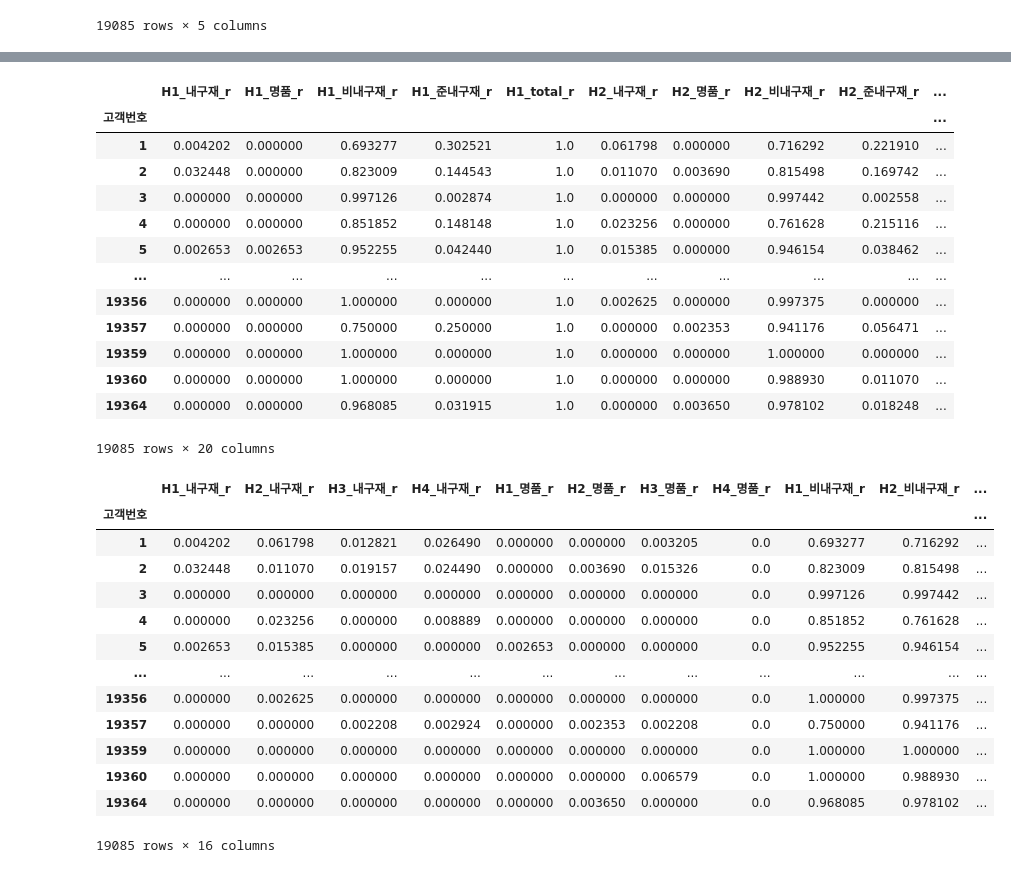
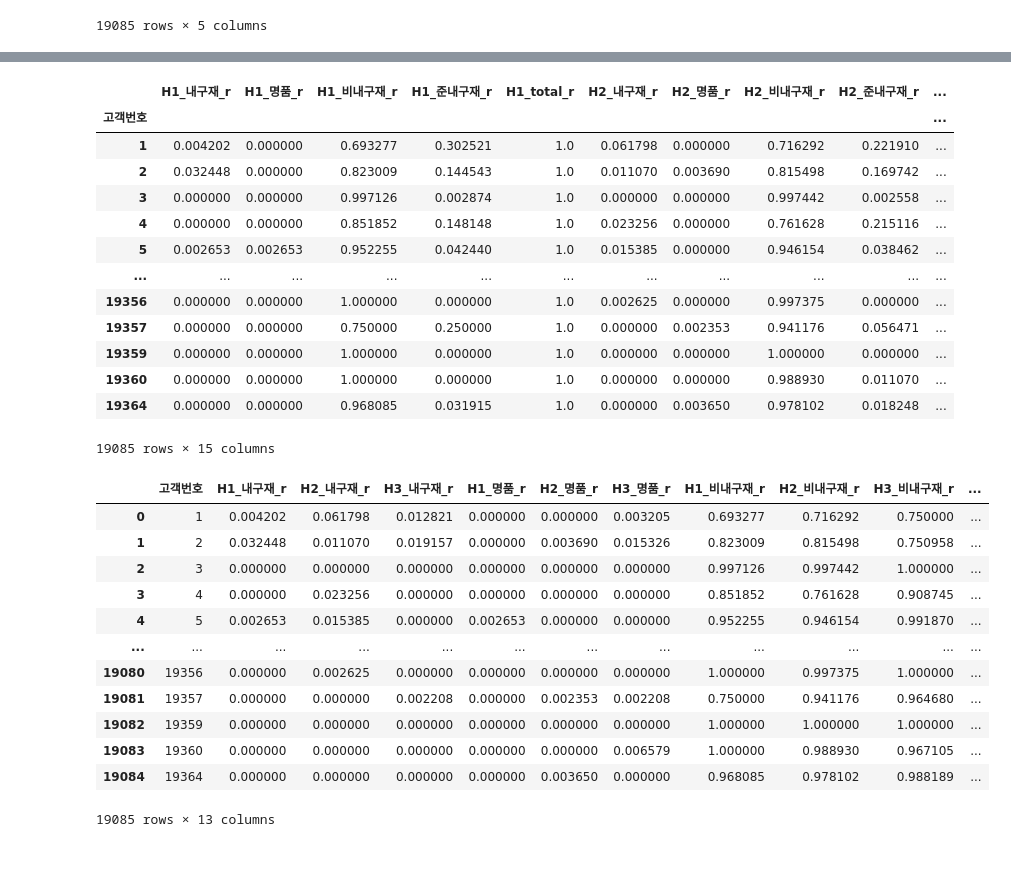
Before and after one commit to kikiru328/enterprise_analysis, a Jupyter notebook: New_clf_ratio.ipynb, the cells around one changed output, grey strips where cells are left out. Saved outputs shown, nothing was run; the diff lists cells and outputs as text; code cells hidden in the pictures.

```diff
--- a/New_clf_ratio.ipynb
+++ b/New_clf_ratio.ipynb
@@ -137,12 +137,11 @@ H1
 | 19364 | 0.000000 | 0.000000 | 0.968085 | 0.031915 | 1.0 |
 19085 rows × 5 columns
 # %%
-def train_df(a,b,c):
+def new_train_df(a,b):
     A = pd.concat([a,b],axis=1)
-    train = pd.concat([A,c],axis=1)
-    return train
+    return A
 
-train = train_df(H1,H2,H3)
+train = new_train_df(H1,H2)
 # %%
 train
 # %% [output]
@@ -174,14 +173,14 @@ train
 
 train = train[['H1_내구재_r',
  'H2_내구재_r',
- 'H3_내구재_r',
+
  'H1_명품_r',
  'H2_명품_r',
- 'H3_명품_r',
+
  'H1_비내구재_r',
  'H2_비내구재_r',
- 'H3_비내구재_r',
+
  'H1_준내구재_r',
  'H2_준내구재_r',
- 'H3_준내구재_r']]
+]]
 # trainList
@@ -204,0 +187,3 @@ train
+# %%
+train = train.reset_index()
+train
@@ -206,13 +205,12 @@ train
 with open('/content/drive/MyDrive/공유문서/1차 프로젝트/5조/1012발표도못하고수정/10월14일이후 새로추가/train/new_ratio.pkl','wb') as train_save:
   pickle.dump(train,train_save)
 # %%
-def test_df(a,b,c,d):
+def new_test_df(a,b,c):
     A = pd.concat([a,b],axis=1)
     train = pd.concat([A,c],axis=1)
-    test = pd.concat([train,d],axis=1)
-    return test
+    return train
 
-test = test_df(H1,H2,H3,H4)
+test = new_test_df(H1,H2,H3)
 # %%
 test
 # %% [output]
@@ -229,49 +227,49 @@ test
 | 19359 | 0.000000 | 0.000000 | 1.000000 | 0.000000 | 1.0 | 0.000000 | 0.000000 | 1.000000 | 0.000000 | ... |
 | 19360 | 0.000000 | 0.000000 | 1.000000 | 0.000000 | 1.0 | 0.000000 | 0.000000 | 0.988930 | 0.011070 | ... |
 | 19364 | 0.000000 | 0.000000 | 0.968085 | 0.031915 | 1.0 | 0.000000 | 0.003650 | 0.978102 | 0.018248 | ... |
-19085 rows × 20 columns
+19085 rows × 15 columns
 # %%
 # testlist = ['H1','H2','H3','H4']
 # c_li = list(H1_r.columns)
 
 # testList = []
 # for col in c_li:
 #   for h in testlist:
 #     testList.append(f'{h}_{col}')
 # test = test[testList]
 
 test = test[['H1_내구재_r',
  'H2_내구재_r',
  'H3_내구재_r',
- 'H4_내구재_r',
+
  'H1_명품_r',
  'H2_명품_r',
  'H3_명품_r',
- 'H4_명품_r',
+
  'H1_비내구재_r',
  'H2_비내구재_r',
  'H3_비내구재_r',
- 'H4_비내구재_r',
+
  'H1_준내구재_r',
  'H2_준내구재_r',
  'H3_준내구재_r',
- 'H4_준내구재_r']]
+]]
+test = test.reset_index()
 test
 # %% [output]
-|  | H1_내구재_r | H2_내구재_r | H3_내구재_r | H4_내구재_r | H1_명품_r | H2_명품_r | H3_명품_r | H4_명품_r | H1_비내구재_r | H2_비내구재_r | ... |
-| 고객번호 |  |  |  |  |  |  |  |  |  |  | ... |
-| 1 | 0.004202 | 0.061798 | 0.012821 | 0.026490 | 0.000000 | 0.000000 | 0.003205 | 0.0 | 0.693277 | 0.716292 | ... |
-| 2 | 0.032448 | 0.011070 | 0.019157 | 0.024490 | 0.000000 | 0.003690 | 0.015326 | 0.0 | 0.823009 | 0.815498 | ... |
-| 3 | 0.000000 | 0.000000 | 0.000000 | 0.000000 | 0.000000 | 0.000000 | 0.000000 | 0.0 | 0.997126 | 0.997442 | ... |
-| 4 | 0.000000 | 0.023256 | 0.000000 | 0.008889 | 0.000000 | 0.000000 | 0.000000 | 0.0 | 0.851852 | 0.761628 | ... |
-| 5 | 0.002653 | 0.015385 | 0.000000 | 0.000000 | 0.002653 | 0.000000 | 0.000000 | 0.0 | 0.952255 | 0.946154 | ... |
+|  | 고객번호 | H1_내구재_r | H2_내구재_r | H3_내구재_r | H1_명품_r | H2_명품_r | H3_명품_r | H1_비내구재_r | H2_비내구재_r | H3_비내구재_r | ... |
+| 0 | 1 | 0.004202 | 0.061798 | 0.012821 | 0.000000 | 0.000000 | 0.003205 | 0.693277 | 0.716292 | 0.750000 | ... |
+| 1 | 2 | 0.032448 | 0.011070 | 0.019157 | 0.000000 | 0.003690 | 0.015326 | 0.823009 | 0.815498 | 0.750958 | ... |
+| 2 | 3 | 0.000000 | 0.000000 | 0.000000 | 0.000000 | 0.000000 | 0.000000 | 0.997126 | 0.997442 | 1.000000 | ... |
+| 3 | 4 | 0.000000 | 0.023256 | 0.000000 | 0.000000 | 0.000000 | 0.000000 | 0.851852 | 0.761628 | 0.908745 | ... |
+| 4 | 5 | 0.002653 | 0.015385 | 0.000000 | 0.002653 | 0.000000 | 0.000000 | 0.952255 | 0.946154 | 0.991870 | ... |
 | ... | ... | ... | ... | ... | ... | ... | ... | ... | ... | ... | ... |
-| 19356 | 0.000000 | 0.002625 | 0.000000 | 0.000000 | 0.000000 | 0.000000 | 0.000000 | 0.0 | 1.000000 | 0.997375 | ... |
-| 19357 | 0.000000 | 0.000000 | 0.002208 | 0.002924 | 0.000000 | 0.002353 | 0.002208 | 0.0 | 0.750000 | 0.941176 | ... |
-| 19359 | 0.000000 | 0.000000 | 0.000000 | 0.000000 | 0.000000 | 0.000000 | 0.000000 | 0.0 | 1.000000 | 1.000000 | ... |
-| 19360 | 0.000000 | 0.000000 | 0.000000 | 0.000000 | 0.000000 | 0.000000 | 0.006579 | 0.0 | 1.000000 | 0.988930 | ... |
-| 19364 | 0.000000 | 0.000000 | 0.000000 | 0.000000 | 0.000000 | 0.003650 | 0.000000 | 0.0 | 0.968085 | 0.978102 | ... |
+| 19080 | 19356 | 0.000000 | 0.002625 | 0.000000 | 0.000000 | 0.000000 | 0.000000 | 1.000000 | 0.997375 | 1.000000 | ... |
+| 19081 | 19357 | 0.000000 | 0.000000 | 0.002208 | 0.000000 | 0.002353 | 0.002208 | 0.750000 | 0.941176 | 0.964680 | ... |
+| 19082 | 19359 | 0.000000 | 0.000000 | 0.000000 | 0.000000 | 0.000000 | 0.000000 | 1.000000 | 1.000000 | 1.000000 | ... |
+| 19083 | 19360 | 0.000000 | 0.000000 | 0.000000 | 0.000000 | 0.000000 | 0.006579 | 1.000000 | 0.988930 | 0.967105 | ... |
+| 19084 | 19364 | 0.000000 | 0.000000 | 0.000000 | 0.000000 | 0.003650 | 0.000000 | 0.968085 | 0.978102 | 0.988189 | ... |
-19085 rows × 16 columns
+19085 rows × 13 columns
 # %%
 with open('/content/drive/MyDrive/공유문서/1차 프로젝트/5조/1012발표도못하고수정/10월14일이후 새로추가/test/new_ratio.pkl','wb') as test_save:
   pickle.dump(test,test_save)
```
Also changed, not shown: parts of 3 cells of this notebook.
